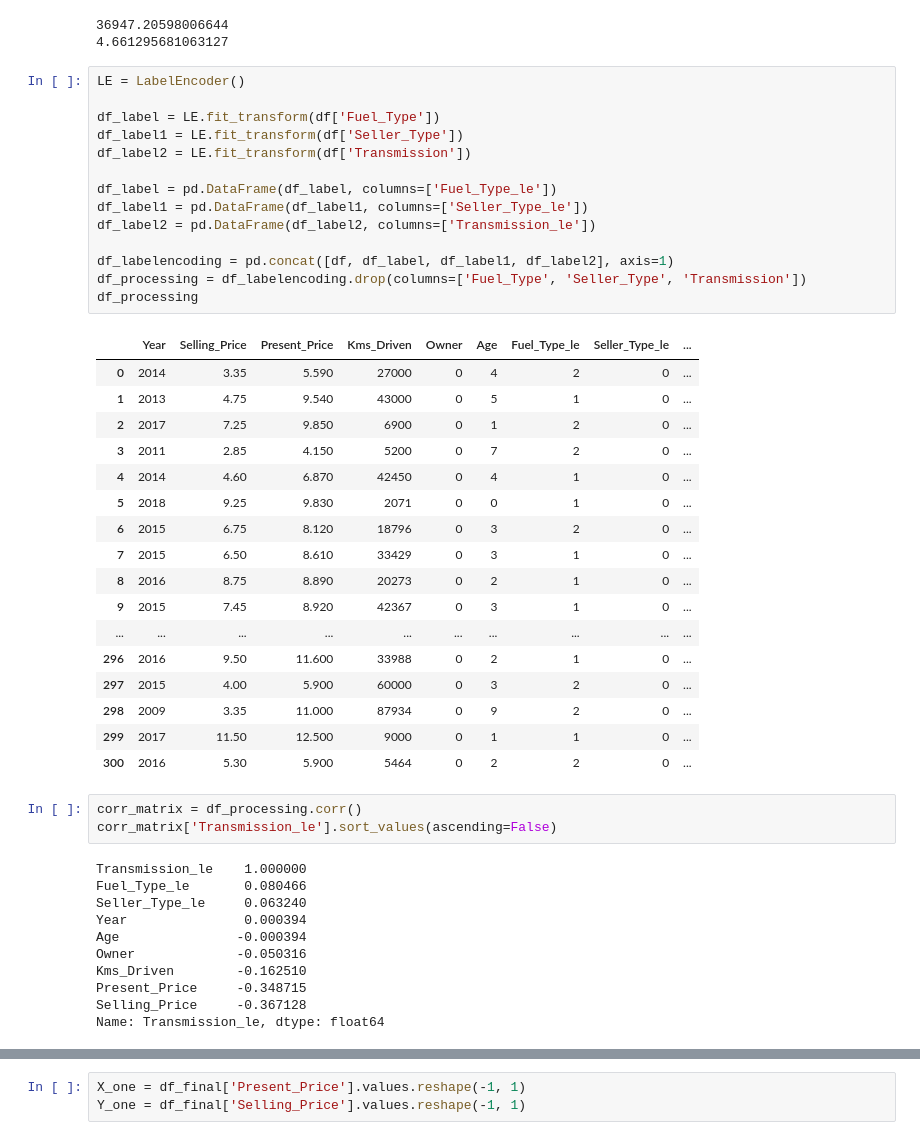
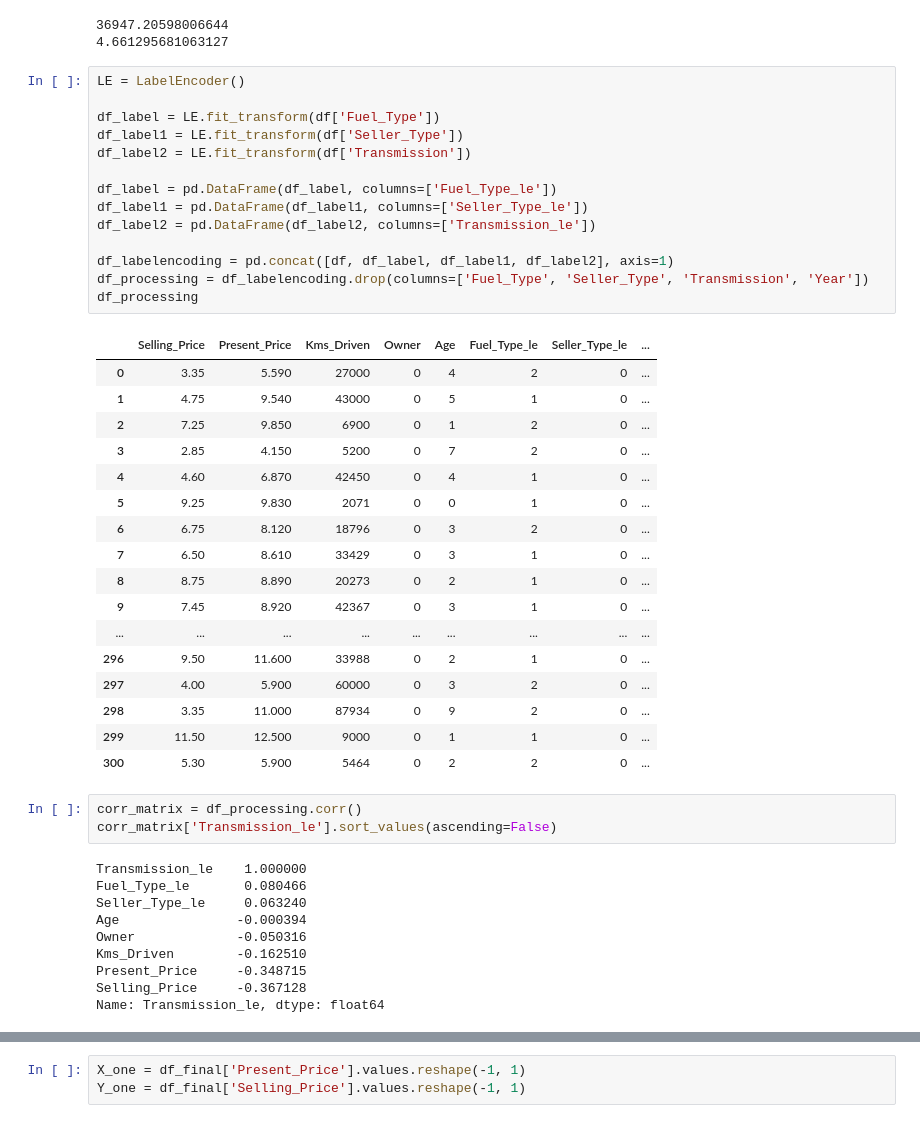
Before and after one commit to Mohammadhoseinajorloo/CarData, a Jupyter notebook: CarData.ipynb, the cells around one changed output, grey strips where cells are left out. Cells and saved outputs as stored; diff of their text form.

```diff
--- a/CarData.ipynb
+++ b/CarData.ipynb
@@ -332,35 +332,35 @@ print(meany)
 # %%
 LE = LabelEncoder()
 
 df_label = LE.fit_transform(df['Fuel_Type'])
 df_label1 = LE.fit_transform(df['Seller_Type'])
 df_label2 = LE.fit_transform(df['Transmission'])
 
 df_label = pd.DataFrame(df_label, columns=['Fuel_Type_le'])
 df_label1 = pd.DataFrame(df_label1, columns=['Seller_Type_le'])
 df_label2 = pd.DataFrame(df_label2, columns=['Transmission_le'])
 
 df_labelencoding = pd.concat([df, df_label, df_label1, df_label2], axis=1)
-df_processing = df_labelencoding.drop(columns=['Fuel_Type', 'Seller_Type', 'Transmission'])
+df_processing = df_labelencoding.drop(columns=['Fuel_Type', 'Seller_Type', 'Transmission', 'Year'])
 df_processing
 # %% [output]
-|  | Year | Selling_Price | Present_Price | Kms_Driven | Owner | Age | Fuel_Type_le | Seller_Type_le | ... |
-| 0 | 2014 | 3.35 | 5.590 | 27000 | 0 | 4 | 2 | 0 | ... |
-| 1 | 2013 | 4.75 | 9.540 | 43000 | 0 | 5 | 1 | 0 | ... |
-| 2 | 2017 | 7.25 | 9.850 | 6900 | 0 | 1 | 2 | 0 | ... |
-| 3 | 2011 | 2.85 | 4.150 | 5200 | 0 | 7 | 2 | 0 | ... |
-| 4 | 2014 | 4.60 | 6.870 | 42450 | 0 | 4 | 1 | 0 | ... |
-| 5 | 2018 | 9.25 | 9.830 | 2071 | 0 | 0 | 1 | 0 | ... |
-| 6 | 2015 | 6.75 | 8.120 | 18796 | 0 | 3 | 2 | 0 | ... |
-| 7 | 2015 | 6.50 | 8.610 | 33429 | 0 | 3 | 1 | 0 | ... |
-| 8 | 2016 | 8.75 | 8.890 | 20273 | 0 | 2 | 1 | 0 | ... |
-| 9 | 2015 | 7.45 | 8.920 | 42367 | 0 | 3 | 1 | 0 | ... |
-| ... | ... | ... | ... | ... | ... | ... | ... | ... | ... |
-| 296 | 2016 | 9.50 | 11.600 | 33988 | 0 | 2 | 1 | 0 | ... |
-| 297 | 2015 | 4.00 | 5.900 | 60000 | 0 | 3 | 2 | 0 | ... |
-| 298 | 2009 | 3.35 | 11.000 | 87934 | 0 | 9 | 2 | 0 | ... |
-| 299 | 2017 | 11.50 | 12.500 | 9000 | 0 | 1 | 1 | 0 | ... |
-| 300 | 2016 | 5.30 | 5.900 | 5464 | 0 | 2 | 2 | 0 | ... |
+|  | Selling_Price | Present_Price | Kms_Driven | Owner | Age | Fuel_Type_le | Seller_Type_le | ... |
+| 0 | 3.35 | 5.590 | 27000 | 0 | 4 | 2 | 0 | ... |
+| 1 | 4.75 | 9.540 | 43000 | 0 | 5 | 1 | 0 | ... |
+| 2 | 7.25 | 9.850 | 6900 | 0 | 1 | 2 | 0 | ... |
+| 3 | 2.85 | 4.150 | 5200 | 0 | 7 | 2 | 0 | ... |
+| 4 | 4.60 | 6.870 | 42450 | 0 | 4 | 1 | 0 | ... |
+| 5 | 9.25 | 9.830 | 2071 | 0 | 0 | 1 | 0 | ... |
+| 6 | 6.75 | 8.120 | 18796 | 0 | 3 | 2 | 0 | ... |
+| 7 | 6.50 | 8.610 | 33429 | 0 | 3 | 1 | 0 | ... |
+| 8 | 8.75 | 8.890 | 20273 | 0 | 2 | 1 | 0 | ... |
+| 9 | 7.45 | 8.920 | 42367 | 0 | 3 | 1 | 0 | ... |
+| ... | ... | ... | ... | ... | ... | ... | ... | ... |
+| 296 | 9.50 | 11.600 | 33988 | 0 | 2 | 1 | 0 | ... |
+| 297 | 4.00 | 5.900 | 60000 | 0 | 3 | 2 | 0 | ... |
+| 298 | 3.35 | 11.000 | 87934 | 0 | 9 | 2 | 0 | ... |
+| 299 | 11.50 | 12.500 | 9000 | 0 | 1 | 1 | 0 | ... |
+| 300 | 5.30 | 5.900 | 5464 | 0 | 2 | 2 | 0 | ... |
 # %%
 corr_matrix = df_processing.corr()
 corr_matrix['Transmission_le'].sort_values(ascending=False)
@@ -368,7 +368,6 @@ corr_matrix['Transmission_le'].sort_values(ascending=False)
 Transmission_le    1.000000
 Fuel_Type_le       0.080466
 Seller_Type_le     0.063240
-Year               0.000394
 Age               -0.000394
 Owner             -0.050316
 Kms_Driven        -0.162510
```
Also changed, not shown: parts of 13 cells of this notebook, 1 other file.
